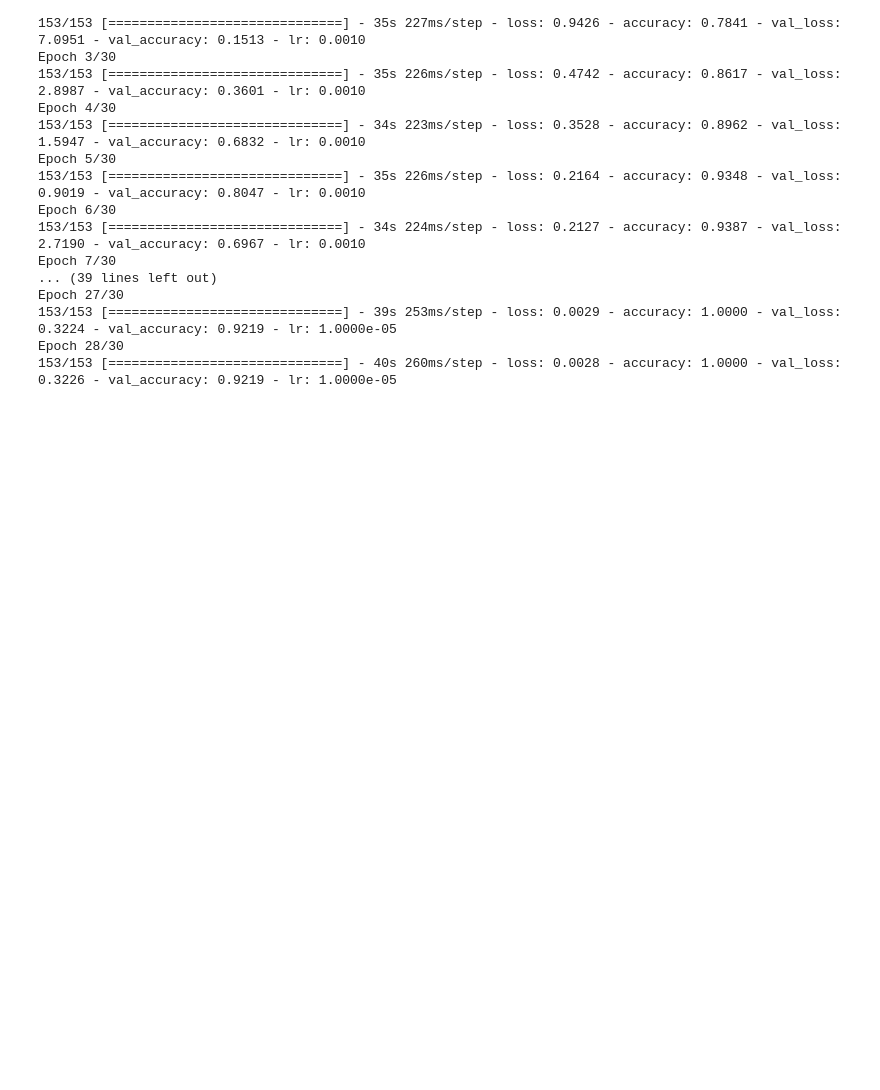
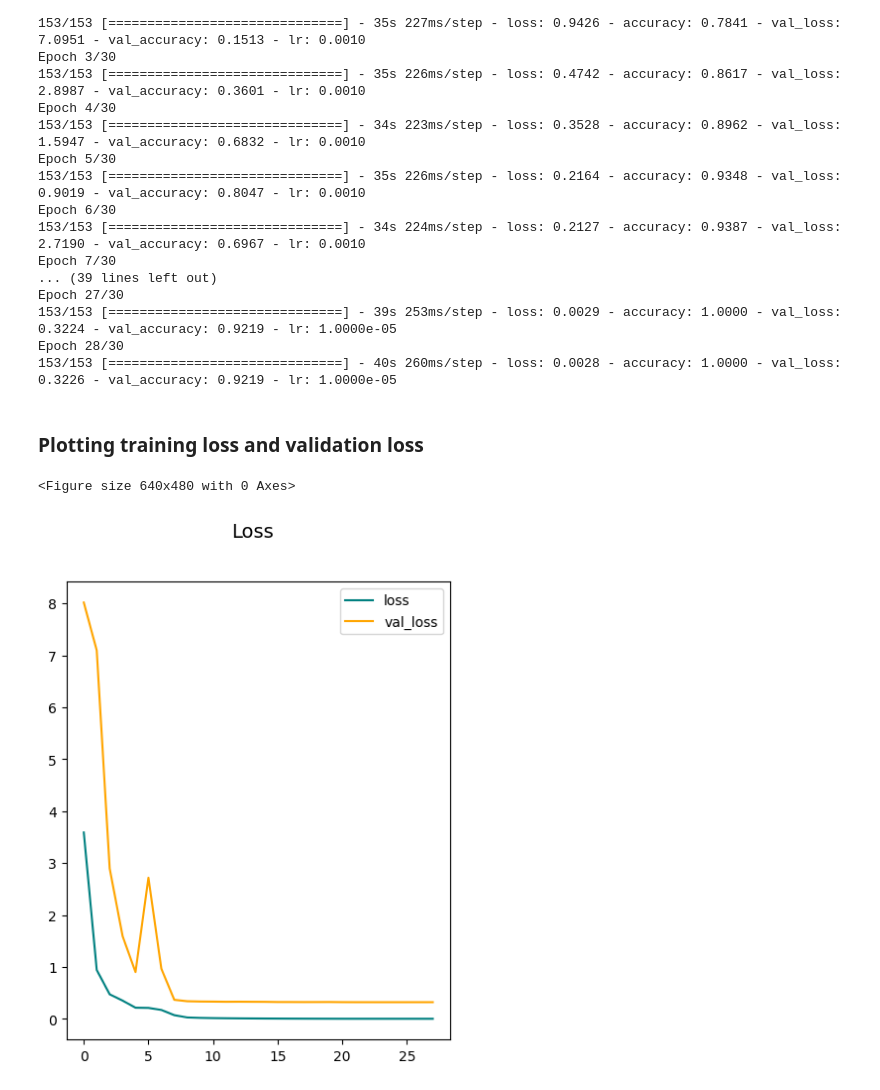
Before and after one commit to kazkor/CNN-image-classifier, a Jupyter notebook: model.ipynb, the cells around one changed output. Drawn from its saved outputs; the diff is of its cells as text; code cells hidden in the pictures; blank space fills up the shorter version.

Commit message:
ploting model hist

```diff
--- a/model.ipynb
+++ b/model.ipynb
@@ -244,0 +243,16 @@ Epoch 28/30
+# %% [markdown]
+### Plotting training loss and validation loss
+# %%
+fig = plt.figure()
+
+plt.figure(figsize=(5, 6))
+
+plt.plot(hist.history['loss'],color='teal',label='loss')
+plt.plot(hist.history['val_loss'],color='orange',label='val_loss')
+
+plt.suptitle('Loss',fontsize=14)
+plt.legend(loc='upper right')
+plt.show()
+# %% [output]
+<Figure size 640x480 with 0 Axes>
+[figure, added]
```
Also changed, not shown: parts of 3 cells of this notebook.
